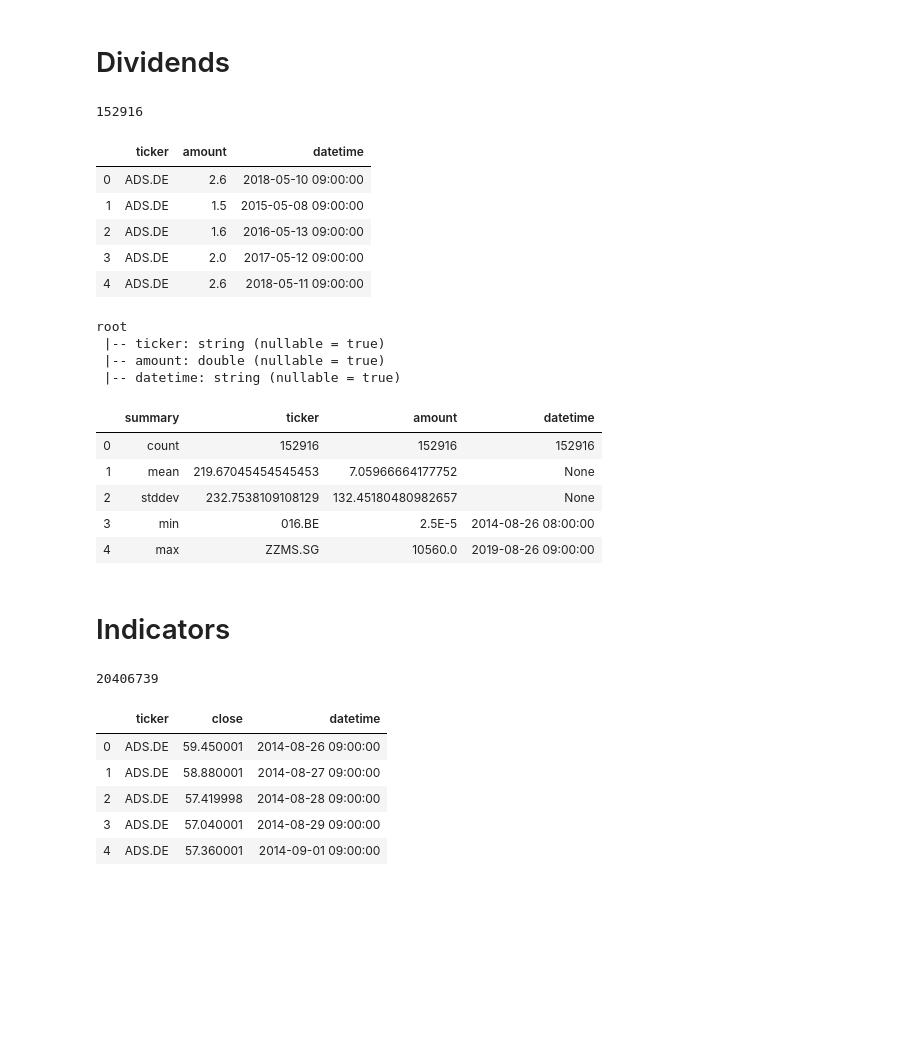
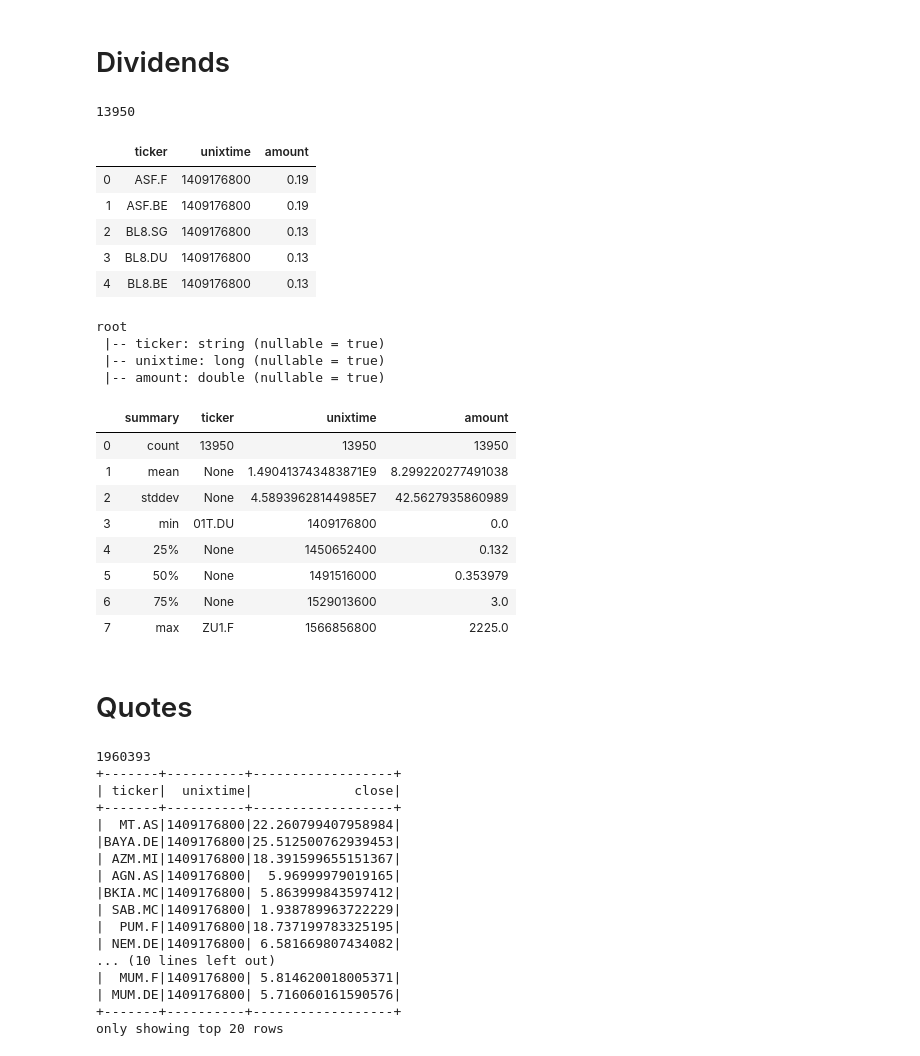
Before and after one commit to fmind/invest, a Jupyter notebook: notebooks/analysis.ipynb, the cells around one changed output. Saved outputs shown, nothing was run; the diff lists cells and outputs as text; code cells hidden in the pictures; blank space fills up the shorter version.

```diff
--- a/notebooks/analysis.ipynb
+++ b/notebooks/analysis.ipynb
@@ -14,8 +12,6 @@ import pandas as pd
 import pyspark.sql.functions as F
 
 from pyspark.sql import SparkSession
-# %%
-pd.options.display.max_columns = None
 # %%
 session = (SparkSession
            .builder
@@ -102,57 +160,75 @@ extras.toPandas().to_csv('../datasets/extras_eur.csv.gz', index=False)
 # %%
 divs = (session
         .read.csv('../datasets/dividends.csv.gz', header=True, inferSchema=True)
-        .withColumn('datetime', F.from_unixtime('date'))
+        .withColumn('dateonly', F.from_unixtime('date', 'yyyy-MM-dd'))
+        .withColumn('unixtime', F.unix_timestamp('dateonly', 'yyyy-MM-dd'))
+        .select('unixtime', 'ticker', 'amount')
         .join(extras, 'ticker', 'leftsemi')
-        .drop('_c0', 'date')
+        .sort('unixtime')
         .cache())
 
 print(divs.count())
 
 divs.limit(5).toPandas()
 # %% [output]
-152916
+13950
-|  | ticker | amount | datetime |
-| 0 | ADS.DE | 2.6 | 2018-05-10 09:00:00 |
-| 1 | ADS.DE | 1.5 | 2015-05-08 09:00:00 |
-| 2 | ADS.DE | 1.6 | 2016-05-13 09:00:00 |
-| 3 | ADS.DE | 2.0 | 2017-05-12 09:00:00 |
-| 4 | ADS.DE | 2.6 | 2018-05-11 09:00:00 |
+|  | ticker | unixtime | amount |
+| 0 | ASF.F | 1409176800 | 0.19 |
+| 1 | ASF.BE | 1409176800 | 0.19 |
+| 2 | BL8.SG | 1409176800 | 0.13 |
+| 3 | BL8.DU | 1409176800 | 0.13 |
+| 4 | BL8.BE | 1409176800 | 0.13 |
 # %%
 divs.printSchema()
 # %% [output]
 root
  |-- ticker: string (nullable = true)
+ |-- unixtime: long (nullable = true)
  |-- amount: double (nullable = true)
- |-- datetime: string (nullable = true)
 # %%
-divs.describe().toPandas()
+divs.summary().toPandas()
 # %% [output]
-|  | summary | ticker | amount | datetime |
-| 0 | count | 152916 | 152916 | 152916 |
-| 1 | mean | 219.67045454545453 | 7.05966664177752 | None |
-| 2 | stddev | 232.7538109108129 | 132.45180480982657 | None |
-| 3 | min | 016.BE | 2.5E-5 | 2014-08-26 08:00:00 |
-| 4 | max | ZZMS.SG | 10560.0 | 2019-08-26 09:00:00 |
+|  | summary | ticker | unixtime | amount |
+| 0 | count | 13950 | 13950 | 13950 |
+| 1 | mean | None | 1.490413743483871E9 | 8.299220277491038 |
+| 2 | stddev | None | 4.58939628144985E7 | 42.5627935860989 |
+| 3 | min | 01T.DU | 1409176800 | 0.0 |
+| 4 | 25% | None | 1450652400 | 0.132 |
+| 5 | 50% | None | 1491516000 | 0.353979 |
+| 6 | 75% | None | 1529013600 | 3.0 |
+| 7 | max | ZU1.F | 1566856800 | 2225.0 |
 # %%
 divs.toPandas().to_csv('../datasets/dividends_eur.csv.gz', index=False)
 # %% [markdown]
-# Indicators
+# Quotes
 # %%
 quotes = (session
         .read.csv('../datasets/quotes.csv.gz', header=True, inferSchema=True)
-        .withColumn('datetime', F.from_unixtime('date'))
-        .select('ticker', 'close', 'datetime')
-        .join(extras, 'ticker', 'leftsemi'))
+        .withColumn('dateonly', F.from_unixtime('date', 'yyyy-MM-dd'))
+        .withColumn('unixtime', F.unix_timestamp('dateonly', 'yyyy-MM-dd'))
+        .select('unixtime', 'ticker', 'close')
+        .join(divs, 'ticker', 'leftsemi')
+        .sort('unixtime')
+        .cache())
 
 print(quotes.count())
 
-quotes.limit(5).toPandas()
+quotes.show()
 # %% [output]
-20406739
+1960393
++-------+----------+------------------+
+| ticker|  unixtime|             close|
++-------+----------+------------------+
+|  MT.AS|1409176800|22.260799407958984|
+|BAYA.DE|1409176800|25.512500762939453|
+| AZM.MI|1409176800|18.391599655151367|
+| AGN.AS|1409176800|  5.96999979019165|
+|BKIA.MC|1409176800| 5.863999843597412|
+| SAB.MC|1409176800| 1.938789963722229|
+|  PUM.F|1409176800|18.737199783325195|
+| NEM.DE|1409176800| 6.581669807434082|
+... (10 lines left out)
+|  MUM.F|1409176800| 5.814620018005371|
+| MUM.DE|1409176800| 5.716060161590576|
++-------+----------+------------------+
+only showing top 20 rows
-|  | ticker | close | datetime |
-| 0 | ADS.DE | 59.450001 | 2014-08-26 09:00:00 |
-| 1 | ADS.DE | 58.880001 | 2014-08-27 09:00:00 |
-| 2 | ADS.DE | 57.419998 | 2014-08-28 09:00:00 |
-| 3 | ADS.DE | 57.040001 | 2014-08-29 09:00:00 |
-| 4 | ADS.DE | 57.360001 | 2014-09-01 09:00:00 |
```
Also changed, not shown: parts of 13 cells of this notebook, 10 other files.
